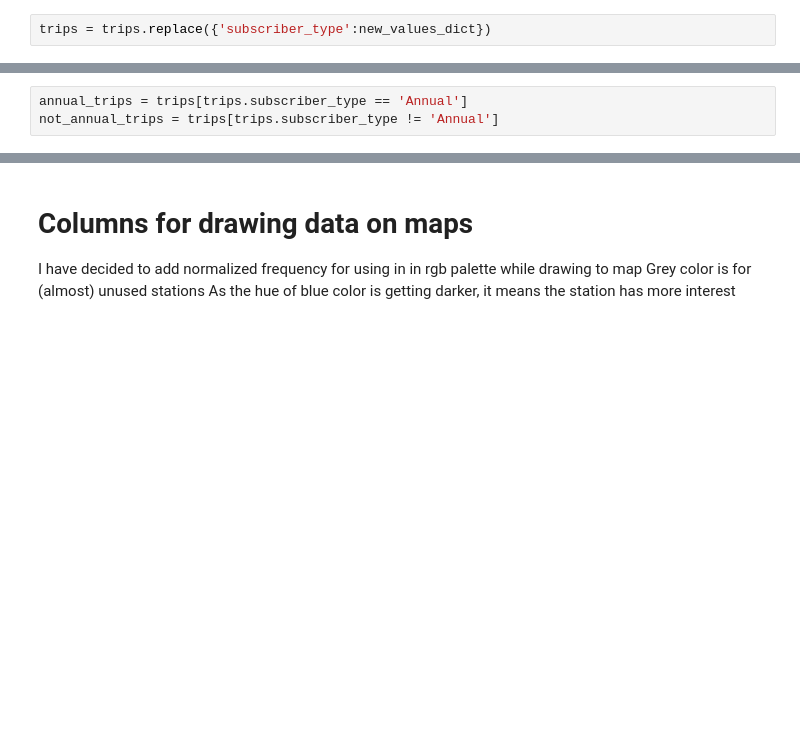
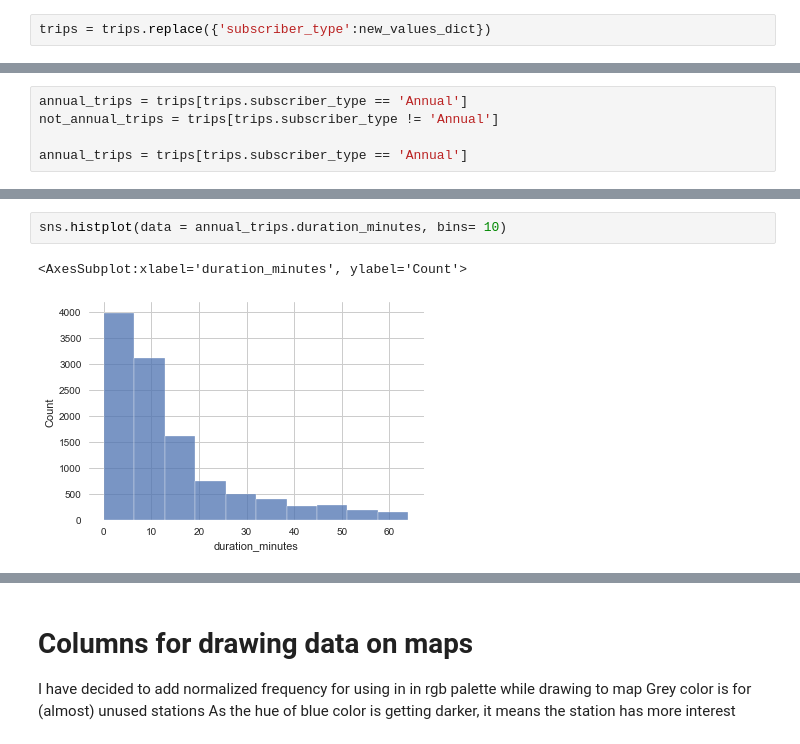
Before and after one commit to yaaqbp/austin_bikeshare, a Jupyter notebook: austin_bikeshare_project.ipynb, the cells around one changed output, grey strips where cells are left out. Drawn from its saved outputs; the diff is of its cells as text; blank space fills up the shorter version.

```diff
--- a/austin_bikeshare_project.ipynb
+++ b/austin_bikeshare_project.ipynb
@@ -227,3 +237,5 @@ trips = trips.replace({'subscriber_type':new_values_dict})
 # %%
 annual_trips = trips[trips.subscriber_type == 'Annual']
 not_annual_trips = trips[trips.subscriber_type != 'Annual']
+
+annual_trips = trips[trips.subscriber_type == 'Annual']
@@ -243,0 +251,5 @@ Name: duration_minutes, dtype: float64
+# %%
+sns.histplot(data = annual_trips.duration_minutes, bins= 10)
+# %% [output]
+<AxesSubplot:xlabel='duration_minutes', ylabel='Count'>
+[figure, added]
```
Also changed, not shown: parts of 12 cells of this notebook.
